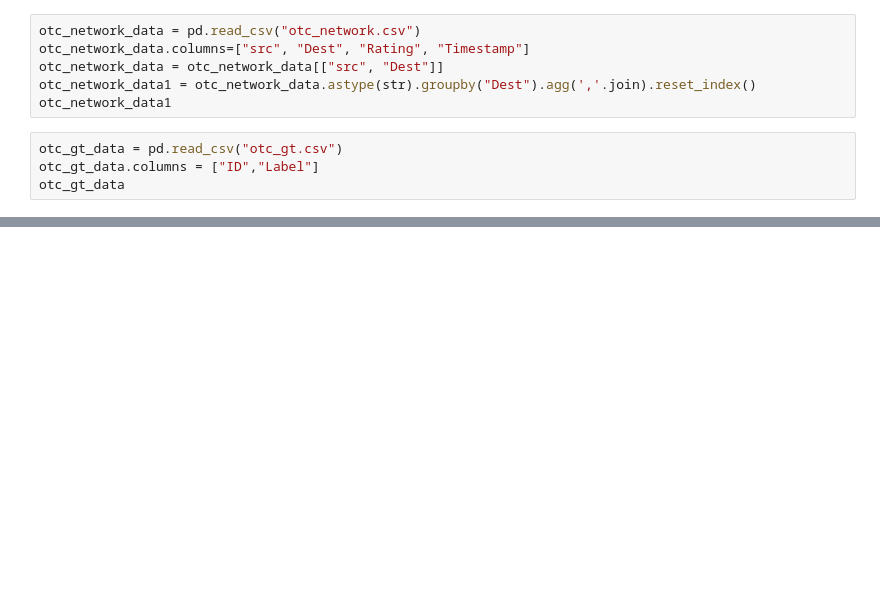
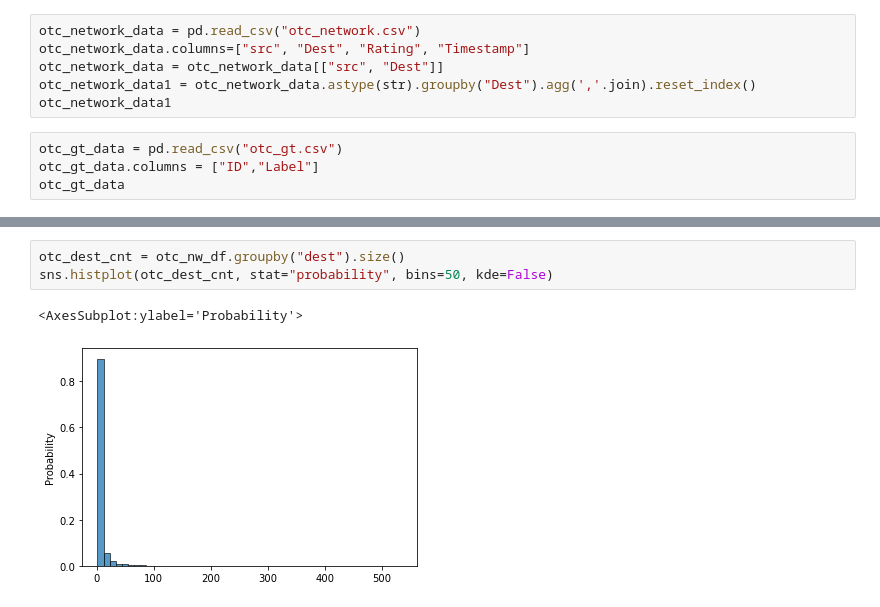
Before and after one commit to hellokayas/Sockfarm-Project, a Jupyter notebook: src/Rev2Data.ipynb, the cells around one changed output, grey strips where cells are left out. Drawn from its saved outputs; the diff is of its cells as text; blank space fills up the shorter version.

```diff
--- a/src/Rev2Data.ipynb
+++ b/src/Rev2Data.ipynb
@@ -75,0 +85,6 @@ sns.histplot(dest_cnt, stat="probability", bins=50, kde=False)
+# %%
+otc_dest_cnt = otc_nw_df.groupby("dest").size()
+sns.histplot(otc_dest_cnt, stat="probability", bins=50, kde=False)
+# %% [output]
+<AxesSubplot:ylabel='Probability'>
+[figure, added]
```
Also changed, not shown: parts of 19 cells of this notebook.
